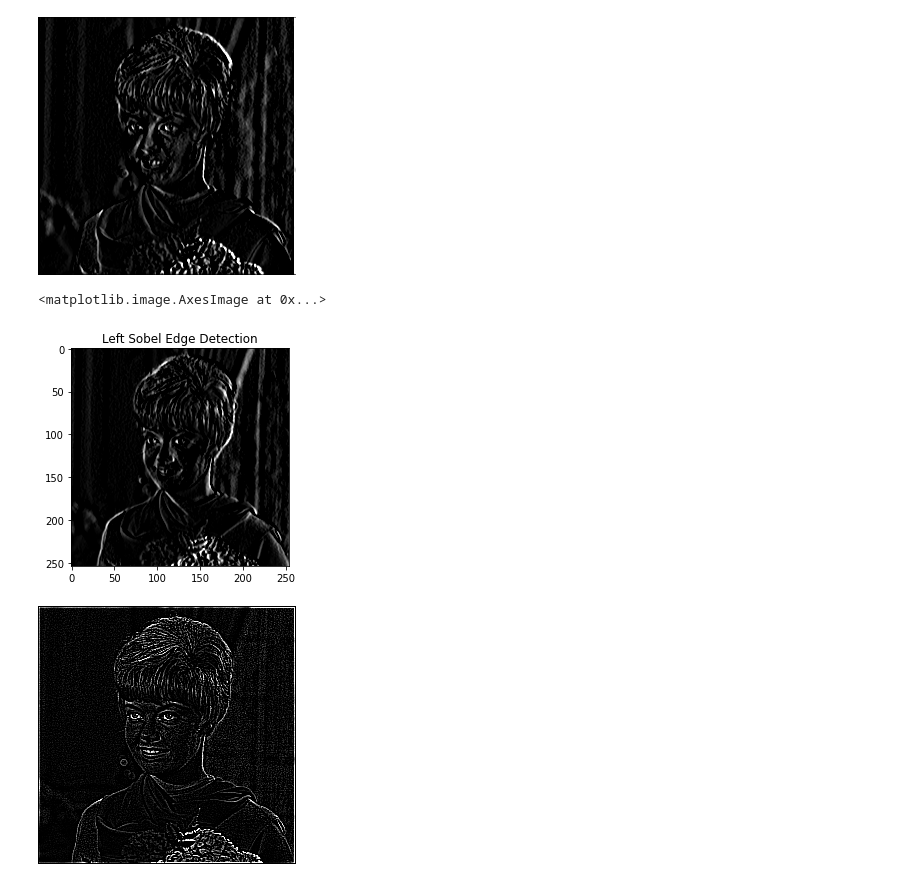
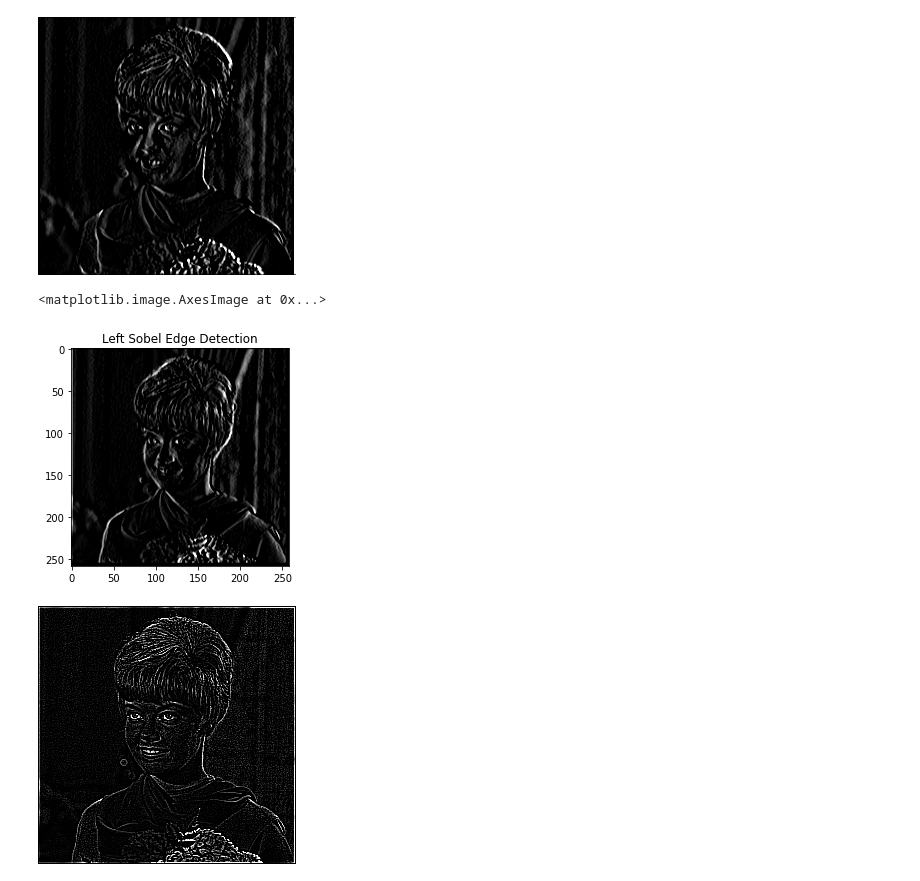
Before and after one commit to SitiZumarohdf/PCVK_Genap_2023, a Jupyter notebook: Week_7.ipynb, the cells around one changed output. Cells and saved outputs as stored; diff of their text form; code cells hidden in the pictures.

```diff
--- a/Week_7.ipynb
+++ b/Week_7.ipynb
@@ -134,16 +134,16 @@ Left Sobel Edge Detection
 # %%
 # Left Sobel Edge Detection
 kernel_sobel = np.array([[1, 0, -1],
                            [2, 0, -2],
                            [1, 0, -1]])
 img_kernel_sobel = img_gray.copy()
-img_kernel_sobel = convolution2d(img_gray,kernel_sobel,1,0)
+img_kernel_sobel = convolution2d(img_gray,kernel_sobel,1,2)
 
 plt.title("Left Sobel Edge Detection")
 plt.imshow(img_kernel_sobel, cmap='gray',vmin=0, vmax=255)
 # %% [output]
 <matplotlib.image.AxesImage at 0x...>
-[figure, old version]
+[figure, new version]
 # %%
 # Canny edge Detection
 
```
Also changed, not shown: parts of 6 cells of this notebook.
